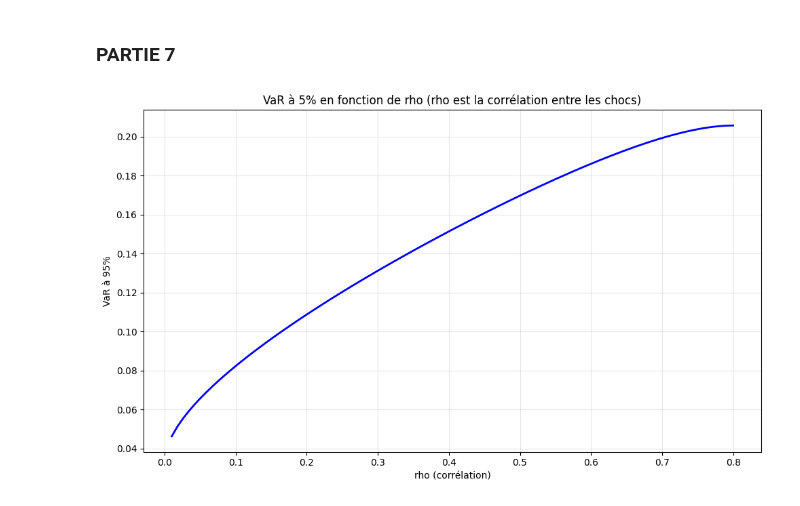
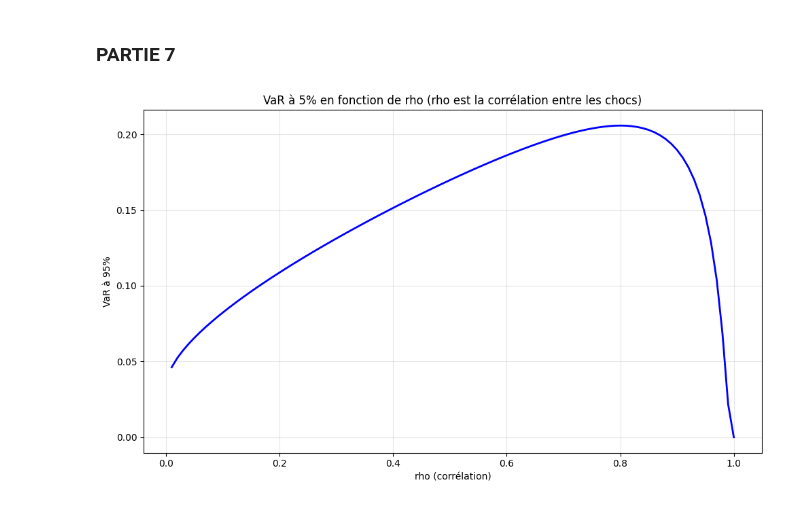
Before and after one commit to Lilas-Bertot/PYTHON-FINA-60232, a Jupyter notebook: Code python.ipynb, the cells around one changed output. Saved outputs shown, nothing was run; the diff lists cells and outputs as text; code cells hidden in the pictures.

```diff
--- a/Code python.ipynb
+++ b/Code python.ipynb
@@ -202,16 +202,16 @@ VaR THÉORIQUE (p = 5.0%) = 0.0823, soit 8.23%
 ### PARTIE 7
 # %%
 # Graphique de la VaR en fonction de rho
-rho_values = np.linspace(0.01, 0.8, 100)
+rho_values = np.linspace(0.01, 1, 100)
 var_values = [VaR(p_val, PD, r) for r in rho_values]
 
 plt.figure(figsize=(10, 6))
 plt.plot(rho_values, var_values, 'b-', linewidth=2)
 plt.title(f"VaR à {p_val*100:.0f}% en fonction de rho (rho est la corrélation entre les chocs)")
 plt.xlabel("rho (corrélation)")
 plt.ylabel(f"VaR à {(1-p_val)*100:.0f}%")
 plt.grid(True, alpha=0.3)
 plt.tight_layout()
 plt.show()
 # %% [output]
-[figure, old version]
+[figure, new version]
```
Also changed, not shown: parts of 5 cells of this notebook.
